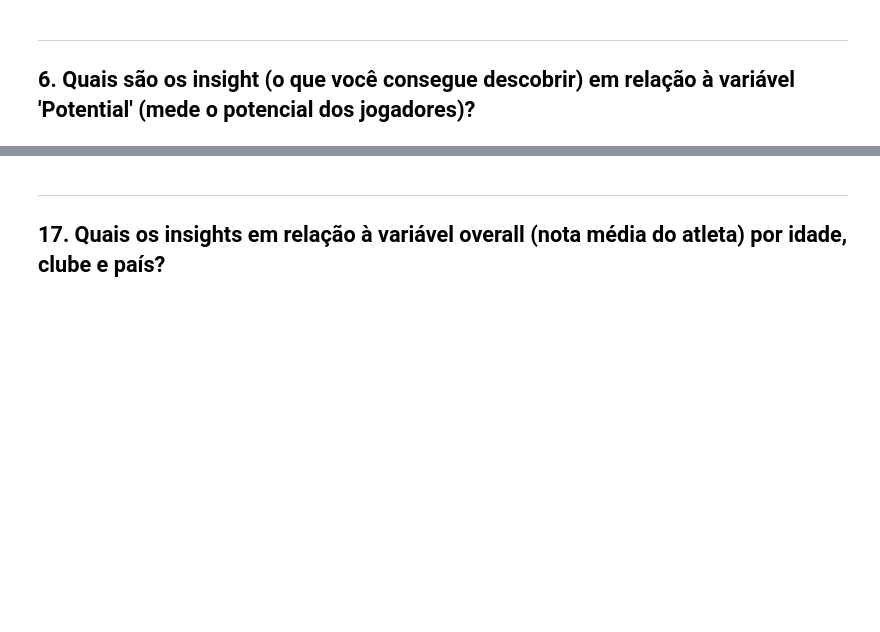
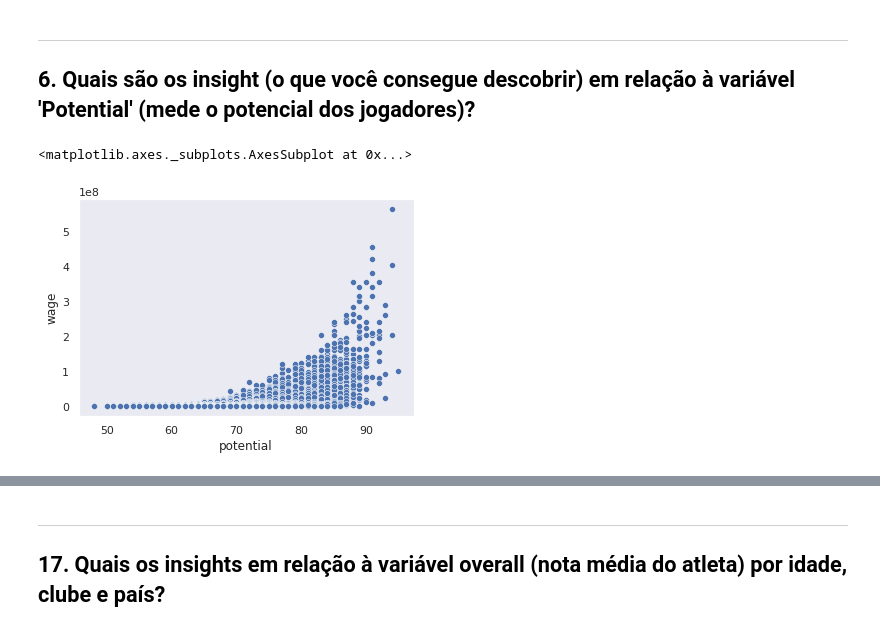
Before and after one commit to Sedinei/DSWP, a Jupyter notebook: NB_trabalhado/FIFA_NB10.ipynb, the cells around one changed output, grey strips where cells are left out. Cells and saved outputs as stored; diff of their text form; code cells hidden in the pictures; blank space fills up the shorter version.

```diff
--- a/NB_trabalhado/FIFA_NB10.ipynb
+++ b/NB_trabalhado/FIFA_NB10.ipynb
@@ -539,3 +539,6 @@ memory usage: 11.5+ MB
 # %% [markdown]
 ___
 ## 5. Normalize os nomes das colunas, ou seja, renomeie o nome das colunas para minúsculo;
+# %%
+df_fifa.columns = [c.lower() for c in df_fifa.columns]
+df_fifa.columns
@@ -544,0 +566,6 @@ ___
+# %%
+# O código abaixo irá passar pelas colunas de tipo 'float64' para preencher os missing values com suas médias
+for col in df_fifa.select_dtypes(include='float64').columns:
+    media = df_fifa[col].mean()
+    df_fifa[col] = df_fifa[col].fillna(value=media)
+df_fifa.select_dtypes(include='float64').info()
@@ -545,3 +590,6 @@ ___
 # %% [markdown]
 ___
 ## 7. Qual a distribuição do número de jogadores por países? Apresente uma tabela com a distribuição.
+# %%
+# Para as perguntas de quantidade, vou incluir uma métrica de valor 1 em cada registro chamada 'qtd'
+df_fifa['qtd'] = 1
@@ -572,3 +783,8 @@ ___
 # %% [markdown]
 ___
 ## 6. Quais são os insight (o que você consegue descobrir) em relação à variável 'Potential' (mede o potencial dos jogadores)?
+# %%
+sns.scatterplot(data=df_fifa, x='potential', y='wage')
+# %% [output]
+<matplotlib.axes._subplots.AxesSubplot at 0x...>
+[figure, added]
```
Also changed, not shown: parts of 15 cells of this notebook.
